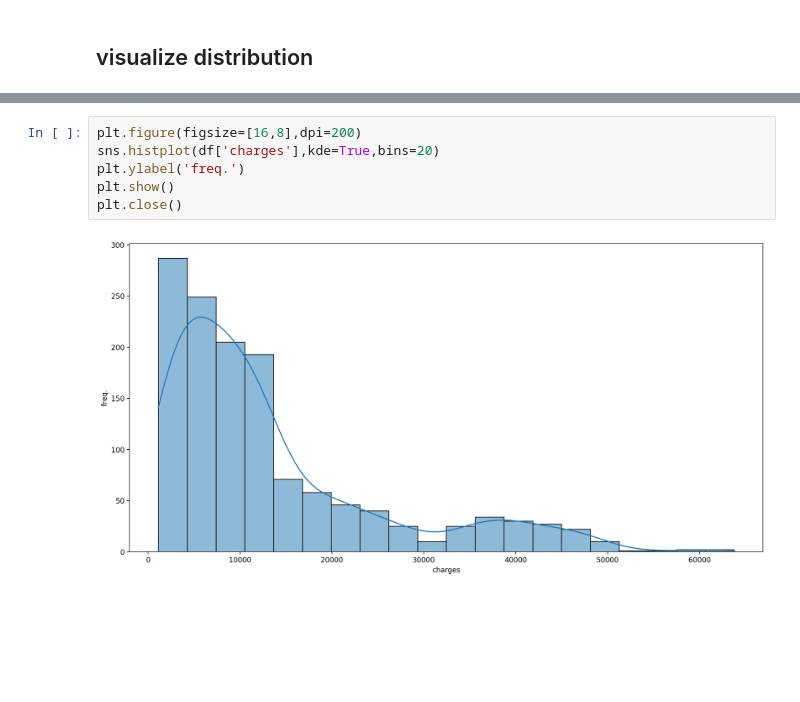
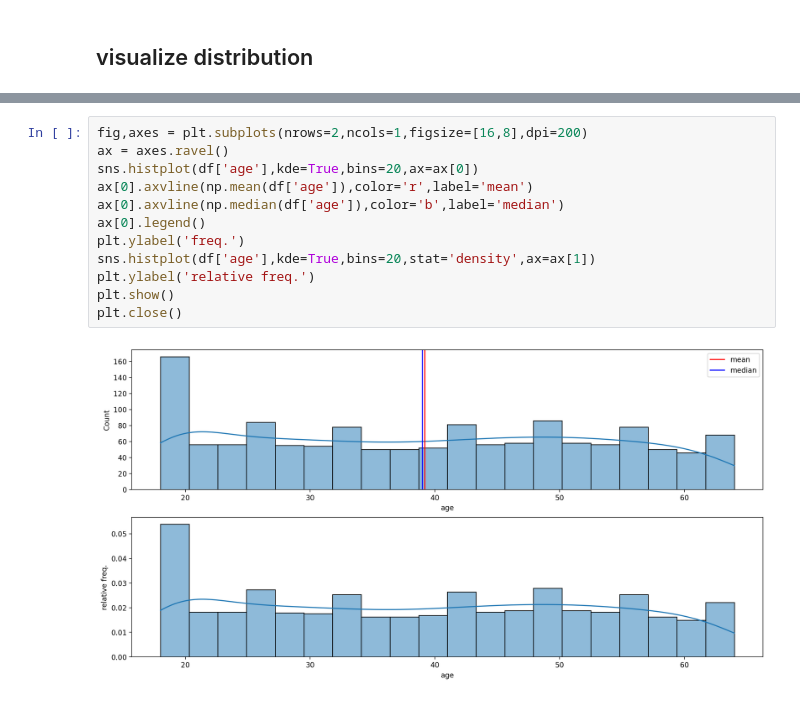
Before and after one commit to ashen007/EDA_project, a Jupyter notebook: analysis.ipynb, the cells around one changed output, grey strips where cells are left out. Drawn from its saved outputs; the diff is of its cells as text; blank space fills up the shorter version.

Commit message:
visualize distribution

```diff
--- a/analysis.ipynb
+++ b/analysis.ipynb
@@ -108,8 +92,14 @@ plt.close()
-# %%
-plt.figure(figsize=[16,8],dpi=200)
-sns.histplot(df['charges'],kde=True,bins=20)
-plt.ylabel('freq.')
-plt.show()
-plt.close()
-# %% [output]
-[figure, removed]
+# %%
+fig,axes = plt.subplots(nrows=2,ncols=1,figsize=[16,8],dpi=200)
+ax = axes.ravel()
+sns.histplot(df['age'],kde=True,bins=20,ax=ax[0])
+ax[0].axvline(np.mean(df['age']),color='r',label='mean')
+ax[0].axvline(np.median(df['age']),color='b',label='median')
+ax[0].legend()
+plt.ylabel('freq.')
+sns.histplot(df['age'],kde=True,bins=20,stat='density',ax=ax[1])
+plt.ylabel('relative freq.')
+plt.show()
+plt.close()
+# %% [output]
+[figure, added]
```
Also changed, not shown: parts of 4 cells of this notebook.
